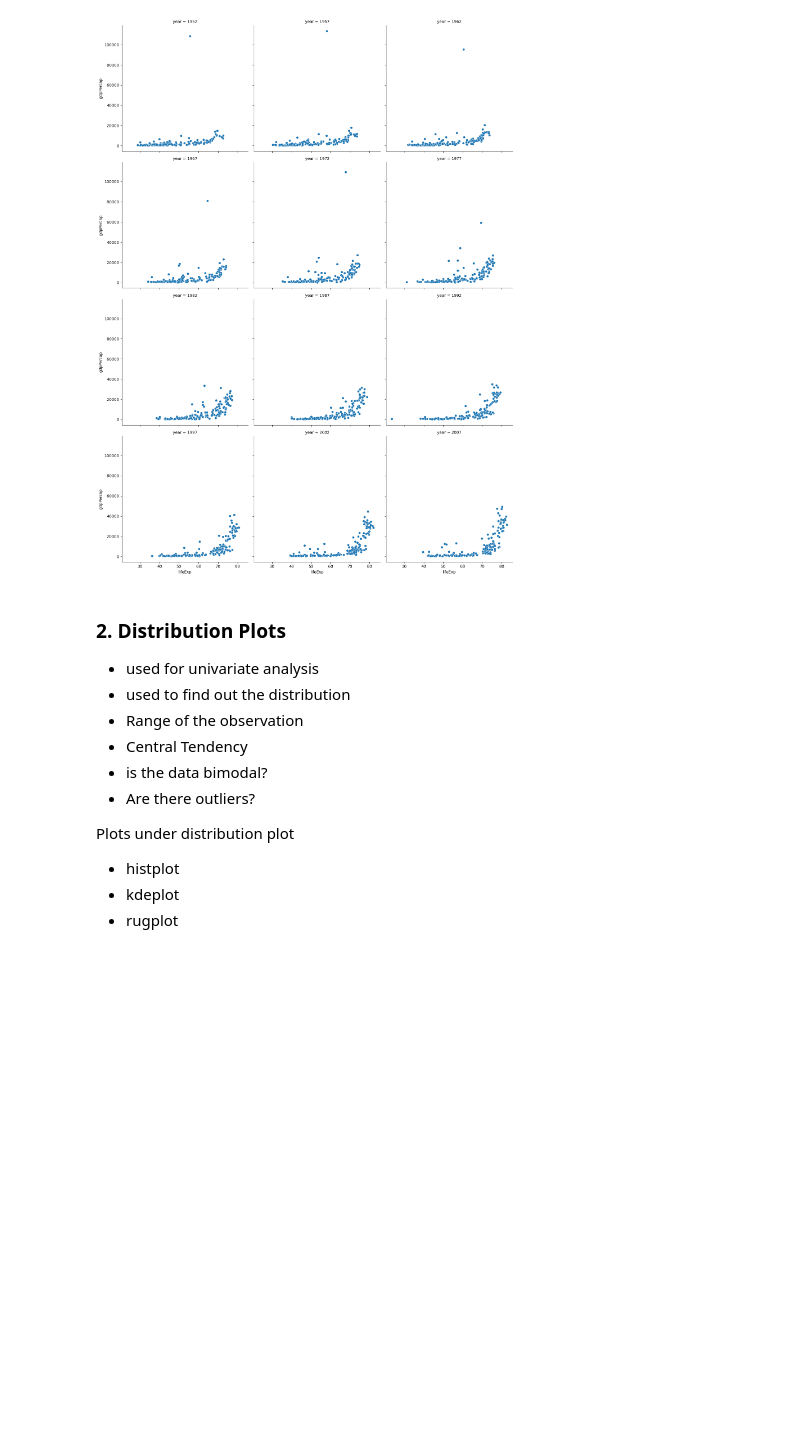
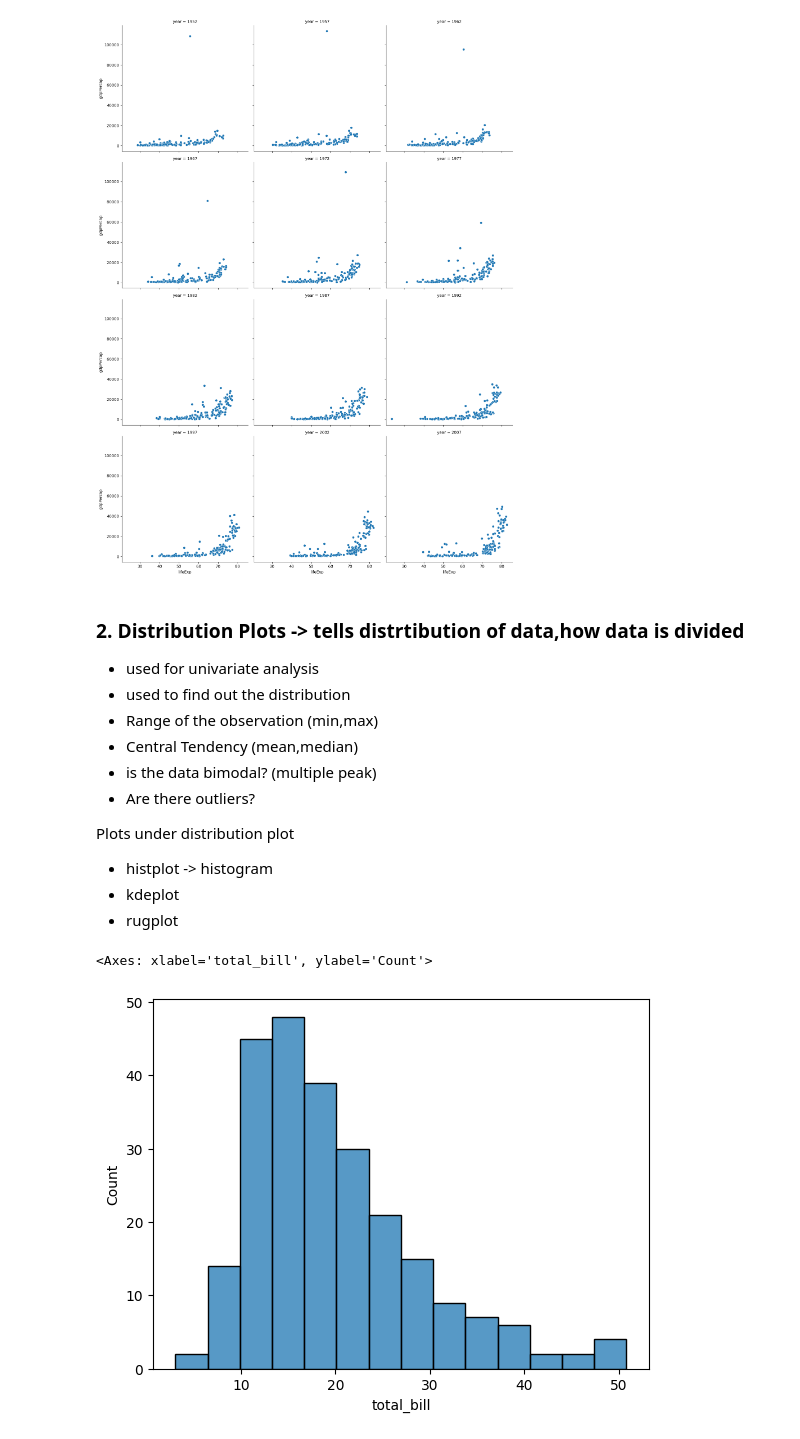
Before and after one commit to Nitin-Prata/python-libraries, a Jupyter notebook: Seaborn.ipynb, the cells around one changed output. Saved outputs shown, nothing was run; the diff lists cells and outputs as text; code cells hidden in the pictures; blank space fills up the shorter version.

```diff
--- a/Seaborn.ipynb
+++ b/Seaborn.ipynb
@@ -177,17 +177,17 @@ sns.relplot(data=gap,x='lifeExp',y='gdpPercap',kind='scatter',col='year',col_wra
 <seaborn.axisgrid.FacetGrid at 0x...>
 [figure]
 # %% [markdown]
-### 2. Distribution Plots
+### 2. Distribution Plots  -> tells distrtibution of data,how data is divided
 
 - used for univariate analysis
 - used to find out the distribution
-- Range of the observation
-- Central Tendency
-- is the data bimodal?
+- Range of the observation (min,max)
+- Central Tendency (mean,median)
+- is the data bimodal? (multiple peak)
 - Are there outliers?
 
 Plots under distribution plot
 
-- histplot
+- histplot -> histogram
 - kdeplot
 - rugplot
@@ -193,0 +197,9 @@ Plots under distribution plot
+# %%
+# histplot
+# plotting univariate histogram -> data mai bins create hote hai then we check ki konsa value konse bin mai aata hai
+# or data ka distribution batata hai,bins mai convert karke ki data ka kitna count hai us bin mai
+tips
+sns.histplot(data=tips,x='total_bill')
+# %% [output]
+<Axes: xlabel='total_bill', ylabel='Count'>
+[figure, added]
```
Also changed, not shown: parts of 23 cells of this notebook.
